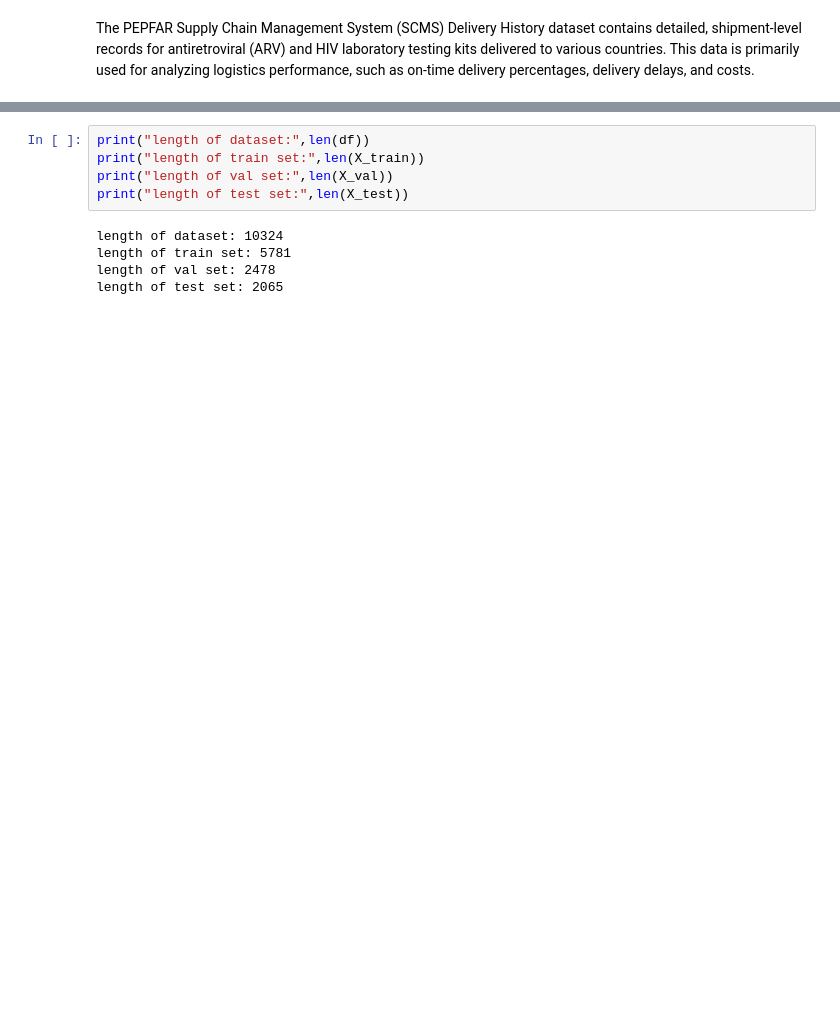
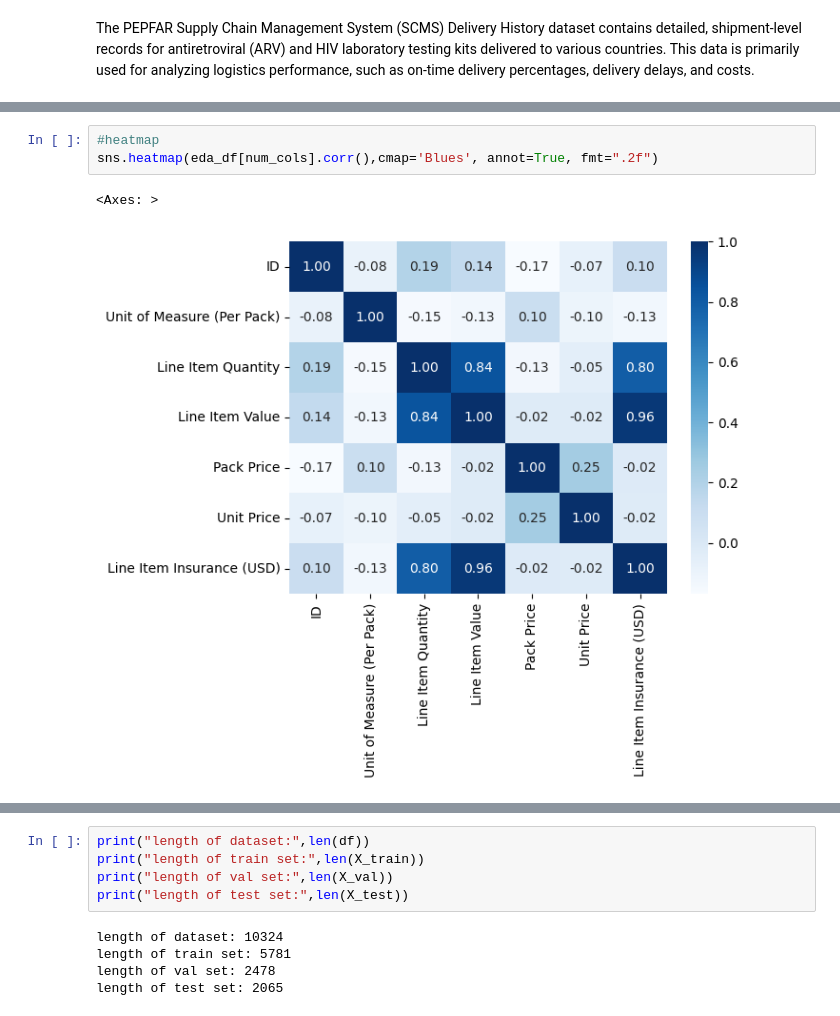
Before and after one commit to Tydos/Pharmaceutical-Supply-Chain-Optimisation, a Jupyter notebook: notebook/Supply_Chain_Optimisation.ipynb, the cells around one changed output, grey strips where cells are left out. Saved outputs shown, nothing was run; the diff lists cells and outputs as text; blank space fills up the shorter version.

```diff
--- a/notebook/Supply_Chain_Optimisation.ipynb
+++ b/notebook/Supply_Chain_Optimisation.ipynb
@@ -40,0 +154,6 @@ print(cat_cols)
+# %%
+#heatmap
+sns.heatmap(eda_df[num_cols].corr(),cmap='Blues', annot=True, fmt=".2f")
+# %% [output]
+<Axes: >
+[figure, added]
```
Also changed, not shown: parts of 38 cells of this notebook, 2 other files.
